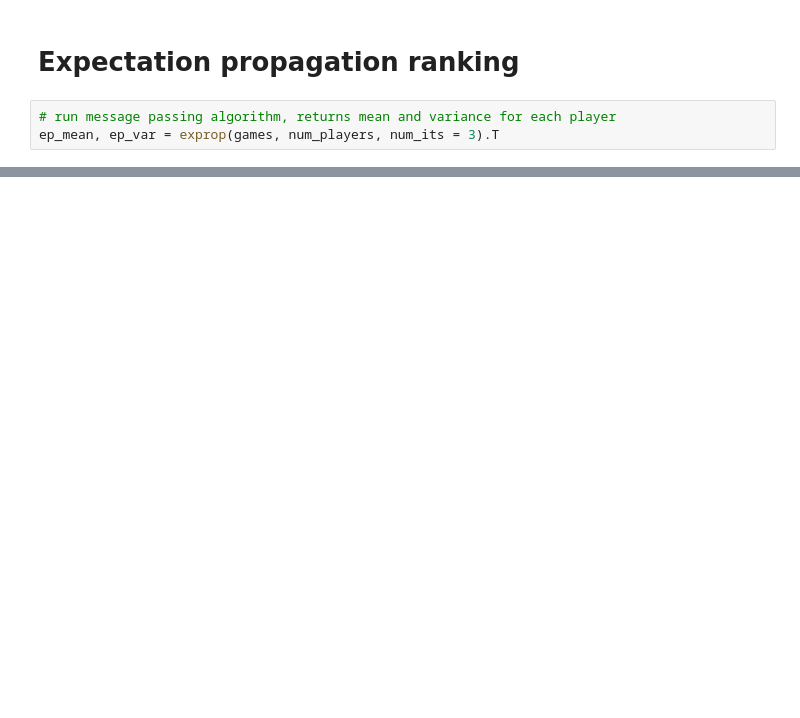
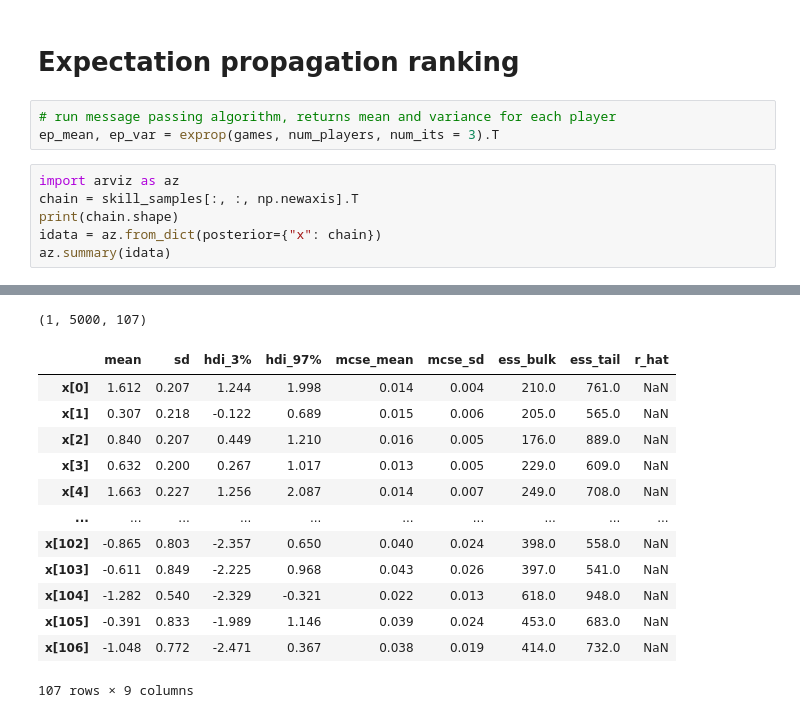
Before and after one commit to KaedeZzz/4F13-CW2, a Jupyter notebook: coursework2.ipynb, the cells around one changed output, grey strips where cells are left out. Drawn from its saved outputs; the diff is of its cells as text; blank space fills up the shorter version.

```diff
--- a/coursework2.ipynb
+++ b/coursework2.ipynb
@@ -65,3 +65,10 @@ Text(0.5, 1.0, "Skill samples for player ['Novak-Djokovic']")
 # %%
 # run message passing algorithm, returns mean and variance for each player
 ep_mean, ep_var = exprop(games, num_players, num_its = 3).T
+# %%
+import arviz as az
+chain = skill_samples[:, :, np.newaxis].T
+print(chain.shape)
+idata = az.from_dict(posterior={"x": chain})
+az.summary(idata)
+# %% [output]
@@ -67,0 +76,14 @@ ep_mean, ep_var = exprop(games, num_players, num_its = 3).T
+(1, 5000, 107)
+|  | mean | sd | hdi_3% | hdi_97% | mcse_mean | mcse_sd | ess_bulk | ess_tail | r_hat |
+| x[0] | 1.612 | 0.207 | 1.244 | 1.998 | 0.014 | 0.004 | 210.0 | 761.0 | NaN |
+| x[1] | 0.307 | 0.218 | -0.122 | 0.689 | 0.015 | 0.006 | 205.0 | 565.0 | NaN |
+| x[2] | 0.840 | 0.207 | 0.449 | 1.210 | 0.016 | 0.005 | 176.0 | 889.0 | NaN |
+| x[3] | 0.632 | 0.200 | 0.267 | 1.017 | 0.013 | 0.005 | 229.0 | 609.0 | NaN |
+| x[4] | 1.663 | 0.227 | 1.256 | 2.087 | 0.014 | 0.007 | 249.0 | 708.0 | NaN |
+| ... | ... | ... | ... | ... | ... | ... | ... | ... | ... |
+| x[102] | -0.865 | 0.803 | -2.357 | 0.650 | 0.040 | 0.024 | 398.0 | 558.0 | NaN |
+| x[103] | -0.611 | 0.849 | -2.225 | 0.968 | 0.043 | 0.026 | 397.0 | 541.0 | NaN |
+| x[104] | -1.282 | 0.540 | -2.329 | -0.321 | 0.022 | 0.013 | 618.0 | 948.0 | NaN |
+| x[105] | -0.391 | 0.833 | -1.989 | 1.146 | 0.039 | 0.024 | 453.0 | 683.0 | NaN |
+| x[106] | -1.048 | 0.772 | -2.471 | 0.367 | 0.038 | 0.019 | 414.0 | 732.0 | NaN |
+107 rows × 9 columns
```
Also changed, not shown: parts of 4 cells of this notebook.
